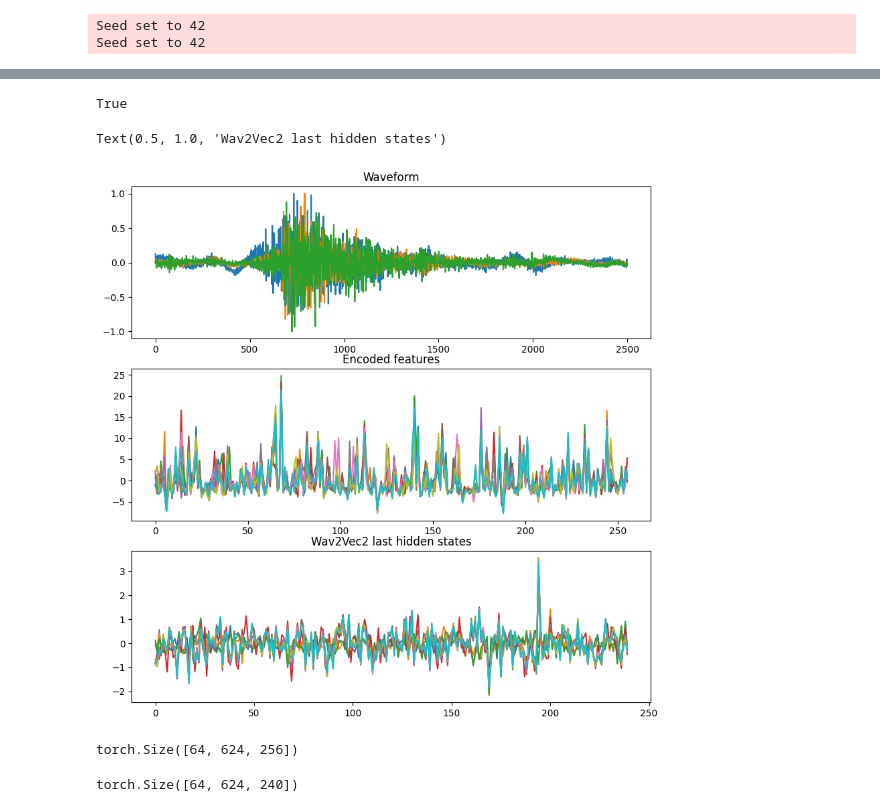
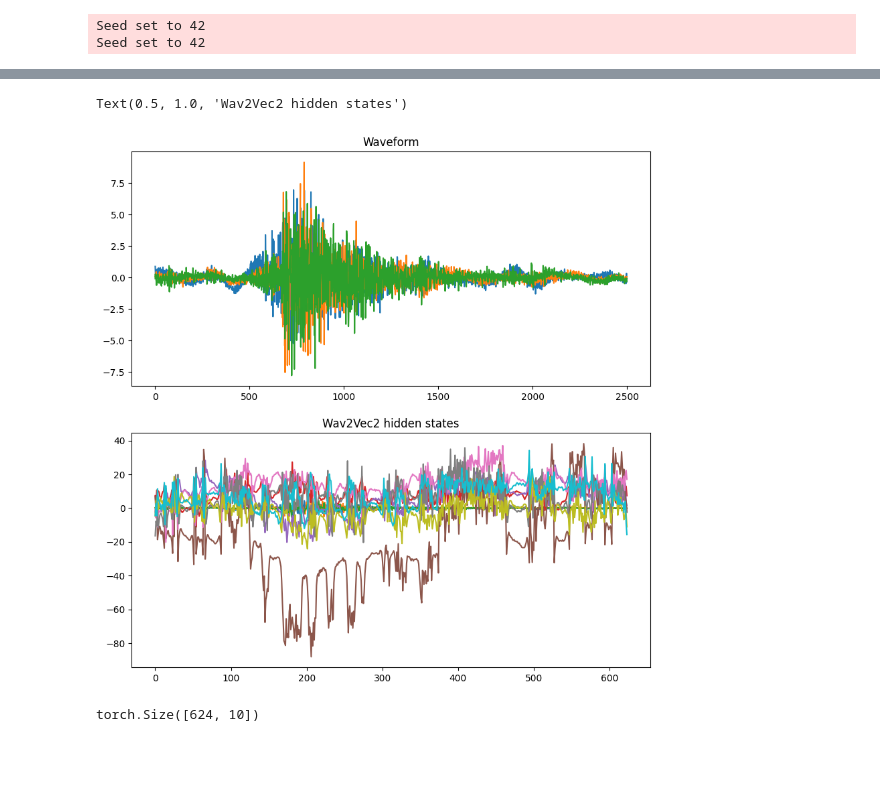
Before and after one commit to liutianlin0121/seisLM, a Jupyter notebook: notebooks/foreshock--aftershock/comparing_models_at_init.ipynb, the cells around one changed output, grey strips where cells are left out. Drawn from its saved outputs; the diff is of its cells as text; code cells hidden in the pictures; blank space fills up the shorter version.

```diff
--- a/notebooks/foreshock--aftershock/comparing_models_at_init.ipynb
+++ b/notebooks/foreshock--aftershock/comparing_models_at_init.ipynb
@@ -108,35 +97,27 @@ model cnn loss at init 1.3977145
-# %%
-models['seisLM'].wav2vec2.encoder.layers[0].attention.k_proj.weight.requires_grad
-# %% [output]
-True
 # %%
 model = models['seisLM']
 
 waveforms, _ = next(iter(loaders['test']))
 
-fig, axes = plt.subplots(3, 1, figsize=(10, 10))
+fig, axes = plt.subplots(2, 1, figsize=(10, 10))
 sample_idx = 0
 num_channels_to_display = 10
 
 with torch.no_grad():
-  wav2vec2_outputs = model.wav2vec2(waveforms.to(device))
+  wav2vec2_outputs = model.get_wav2vec2_hidden_states(
+    waveforms.to(device),
+    concat_downsampled_input=seisLM_config.model_args.concat_downsampled_input
+  )
 
 axes[0].plot(waveforms[0].T)
 axes[0].set_title('Waveform')
 
-axes[1].plot(wav2vec2_outputs.extract_features[0][:num_channels_to_display, :].detach().cpu().numpy().T)
-axes[1].set_title('Encoded features')
-
-axes[2].plot(wav2vec2_outputs.last_hidden_state[0][:num_channels_to_display, :].detach().cpu().numpy().T)
-axes[2].set_title('Wav2Vec2 last hidden states')
+axes[1].plot(wav2vec2_outputs[0, :, :num_channels_to_display].detach().cpu().numpy())
+axes[1].set_title('Wav2Vec2 hidden states')
 # %% [output]
-Text(0.5, 1.0, 'Wav2Vec2 last hidden states')
+Text(0.5, 1.0, 'Wav2Vec2 hidden states')
-[figure, old version]
+[figure, new version]
 # %%
-wav2vec2_outputs.extract_features.shape
+wav2vec2_outputs[0, :, -num_channels_to_display:].shape
 # %% [output]
-torch.Size([64, 624, 256])
+torch.Size([624, 10])
-# %%
-wav2vec2_outputs.last_hidden_state.shape
-# %% [output]
-torch.Size([64, 624, 240])
```
Also changed, not shown: parts of 12 cells of this notebook, 6 other files.
